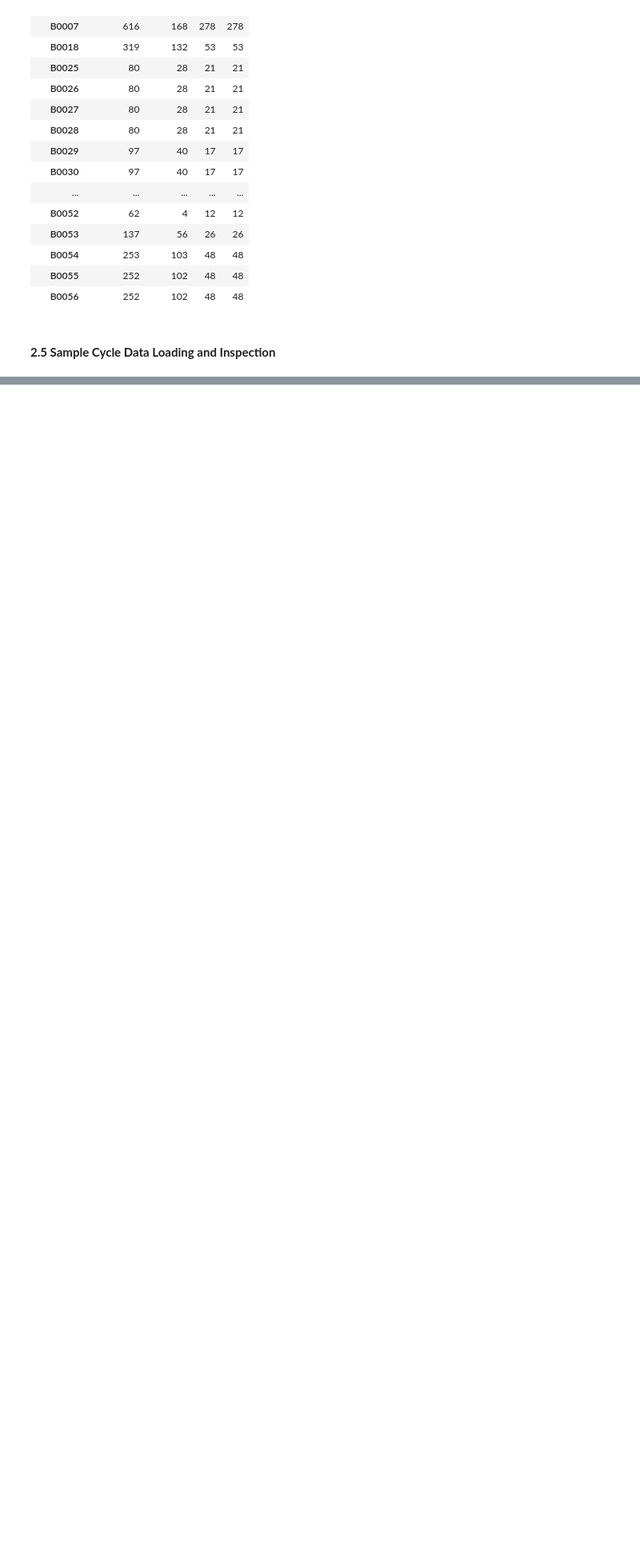
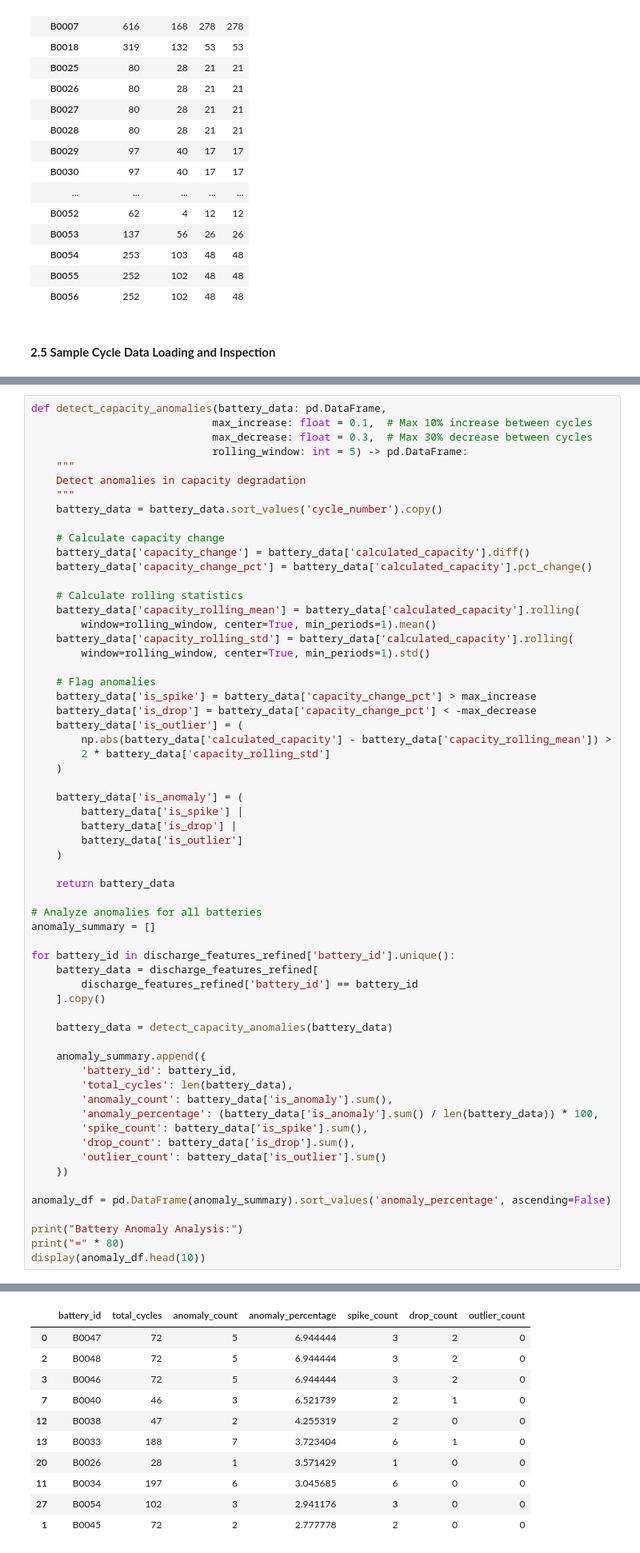
Before and after one commit to 1bytess/battery-soh-prediction, a Jupyter notebook: SoH_Prediction_2.ipynb, the cells around one changed output, grey strips where cells are left out. Shown: that part at 80% size. Saved outputs shown, nothing was run; the diff lists cells and outputs as text; blank space fills up the shorter version.

```diff
--- a/SoH_Prediction_2.ipynb
+++ b/SoH_Prediction_2.ipynb
@@ -615,0 +573,62 @@ Battery-wise Summary:
+# %%
+def detect_capacity_anomalies(battery_data: pd.DataFrame,
+                             max_increase: float = 0.1,  # Max 10% increase between cycles
+                             max_decrease: float = 0.3,  # Max 30% decrease between cycles
+                             rolling_window: int = 5) -> pd.DataFrame:
+    """
+    Detect anomalies in capacity degradation
+    """
+    battery_data = battery_data.sort_values('cycle_number').copy()
+
+    # Calculate capacity change
+    battery_data['capacity_change'] = battery_data['calculated_capacity'].diff()
+    battery_data['capacity_change_pct'] = battery_data['calculated_capacity'].pct_change()
+
+    # Calculate rolling statistics
+    battery_data['capacity_rolling_mean'] = battery_data['calculated_capacity'].rolling(
+        window=rolling_window, center=True, min_periods=1).mean()
+    battery_data['capacity_rolling_std'] = battery_data['calculated_capacity'].rolling(
+        window=rolling_window, center=True, min_periods=1).std()
+
+    # Flag anomalies
+    battery_data['is_spike'] = battery_data['capacity_change_pct'] > max_increase
+    battery_data['is_drop'] = battery_data['capacity_change_pct'] < -max_decrease
+    battery_data['is_outlier'] = (
+        np.abs(battery_data['calculated_capacity'] - battery_data['capacity_rolling_mean']) >
+        2 * battery_data['capacity_rolling_std']
+    )
+
+    battery_data['is_anomaly'] = (
+        battery_data['is_spike'] |
+        battery_data['is_drop'] |
+        battery_data['is_outlier']
+    )
+
+    return battery_data
+
+# Analyze anomalies for all batteries
+anomaly_summary = []
+
+for battery_id in discharge_features_refined['battery_id'].unique():
+    battery_data = discharge_features_refined[
+        discharge_features_refined['battery_id'] == battery_id
+    ].copy()
+
+    battery_data = detect_capacity_anomalies(battery_data)
+
+    anomaly_summary.append({
+        'battery_id': battery_id,
+        'total_cycles': len(battery_data),
+        'anomaly_count': battery_data['is_anomaly'].sum(),
+        'anomaly_percentage': (battery_data['is_anomaly'].sum() / len(battery_data)) * 100,
+        'spike_count': battery_data['is_spike'].sum(),
+        'drop_count': battery_data['is_drop'].sum(),
+        'outlier_count': battery_data['is_outlier'].sum()
+    })
+
+anomaly_df = pd.DataFrame(anomaly_summary).sort_values('anomaly_percentage', ascending=False)
+
+print("Battery Anomaly Analysis:")
+print("=" * 80)
+display(anomaly_df.head(10))
+# %% [output]
@@ -615,0 +637,11 @@ Battery-wise Summary:
+|  | battery_id | total_cycles | anomaly_count | anomaly_percentage | spike_count | drop_count | outlier_count |
+| 0 | B0047 | 72 | 5 | 6.944444 | 3 | 2 | 0 |
+| 2 | B0048 | 72 | 5 | 6.944444 | 3 | 2 | 0 |
+| 3 | B0046 | 72 | 5 | 6.944444 | 3 | 2 | 0 |
+| 7 | B0040 | 46 | 3 | 6.521739 | 2 | 1 | 0 |
+| 12 | B0038 | 47 | 2 | 4.255319 | 2 | 0 | 0 |
+| 13 | B0033 | 188 | 7 | 3.723404 | 6 | 1 | 0 |
+| 20 | B0026 | 28 | 1 | 3.571429 | 1 | 0 | 0 |
+| 11 | B0034 | 197 | 6 | 3.045685 | 6 | 0 | 0 |
+| 27 | B0054 | 102 | 3 | 2.941176 | 3 | 0 | 0 |
+| 1 | B0045 | 72 | 2 | 2.777778 | 2 | 0 | 0 |
```
Also changed, not shown: parts of 45 cells of this notebook, 3 other files.
